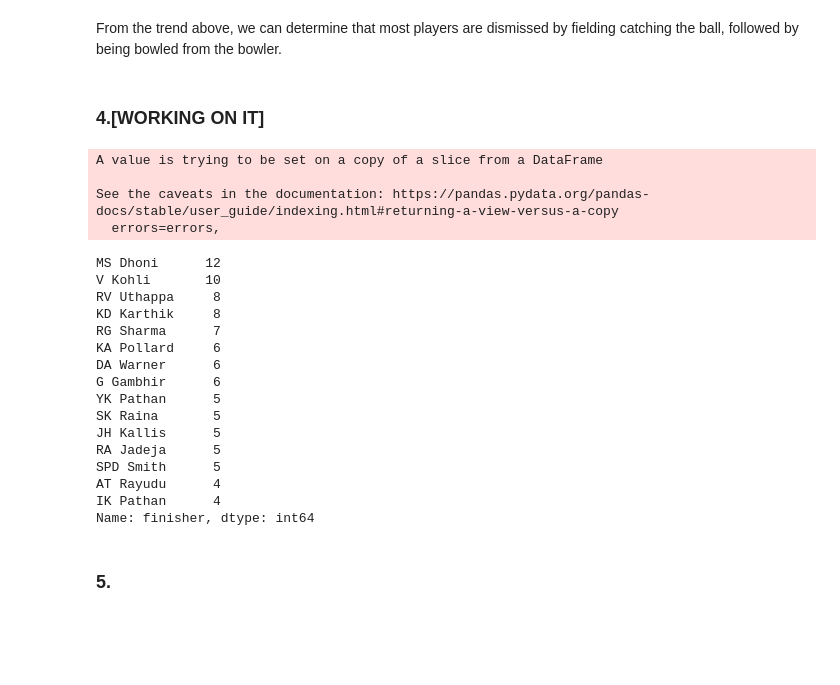
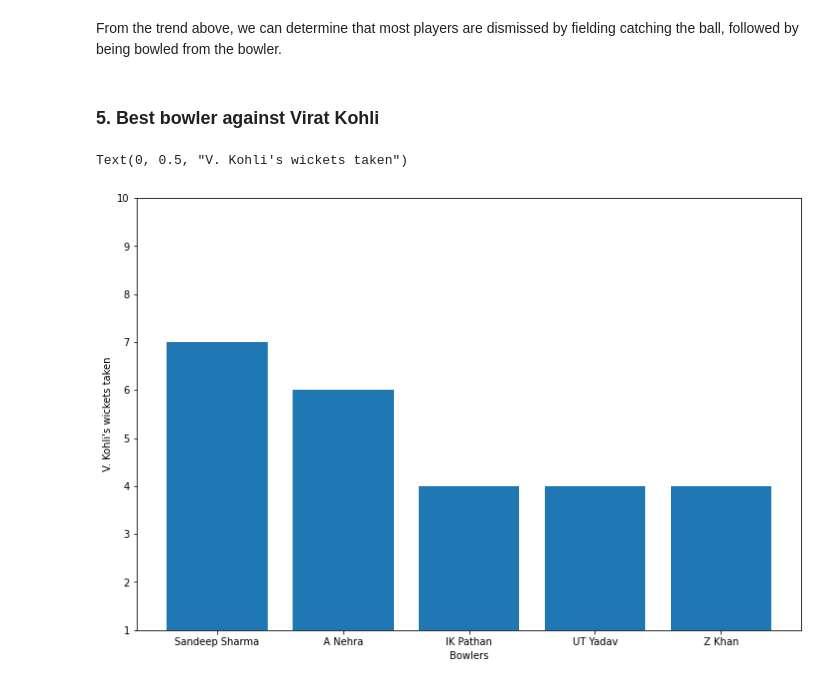
Before and after one commit to Rohanjos97/data-mining-asignments, a Jupyter notebook: IT496_Introduction_to Data_Mining _Lab Assignment_01.ipynb, the cells around one changed output. Drawn from its saved outputs; the diff is of its cells as text; code cells hidden in the pictures; blank space fills up the shorter version.

```diff
--- a/IT496_Introduction_to Data_Mining _Lab Assignment_01.ipynb
+++ b/IT496_Introduction_to Data_Mining _Lab Assignment_01.ipynb
@@ -820,49 +946,29 @@ axes.set_title('Dismissal Type');
 # %% [markdown]
 From the trend above, we can determine that most players are dismissed by fielding catching the ball, followed by being bowled from the bowler.
-# %% [markdown]
-### 4.[**WORKING ON IT**]
-# %%
-player_dismissed = df[['id','batsman','non_striker','player_dismissed']]
-
-player_dismissed = player_dismissed[~player_dismissed['player_dismissed'].isin(['Not Out'])][['id','batsman','non_striker','player_dismissed']]
-
-finishers = player_dismissed[player_dismissed['batsman'] != player_dismissed['player_dismissed']]#[['id','batsman']]
-finishers.rename(columns={'batsman':'finisher'},inplace=True)
-finishers = finishers['finisher'].value_counts()[:15]
-finishers
-# %% [output]
-A value is trying to be set on a copy of a slice from a DataFrame
-
-See the caveats in the documentation: https://pandas.pydata.org/pandas-docs/stable/user_guide/indexing.html#returning-a-view-versus-a-copy
-  errors=errors,
-MS Dhoni      12
-V Kohli       10
-RV Uthappa     8
-KD Karthik     8
-RG Sharma      7
-KA Pollard     6
-DA Warner      6
-G Gambhir      6
-YK Pathan      5
-SK Raina       5
-JH Kallis      5
-RA Jadeja      5
-SPD Smith      5
-AT Rayudu      4
-IK Pathan      4
-Name: finisher, dtype: int64
-# %% [markdown]
-### 5.
+# %% [markdown]
+### 5. Best bowler against Virat Kohli
 # %%
 VKohli_matches = df[df["batsman"] == "V Kohli"]
-best_bowler_against=VKohli_matches[VKohli_matches['is_wicket'] == 1]
+best_bowler_against = VKohli_matches[VKohli_matches['is_wicket'] == 1]
+
 best_bowler_against
 
 count=0
 bowler=[]
 for i in range(len(best_bowler_against)):
     bowler.append(best_bowler_against['bowler'].iloc[i])
 
 
+lst = [(i,bowler.count(i)) for i in set(bowler)]
 
-[(i,bowler.count(i)) for i in set(bowler)]
+bowler_count = pd.DataFrame(lst, columns=['bowler', 'wickets'])
+bowler_count = bowler_count.sort_values(by='wickets', ascending=False).head(5)
+
+fig, axes = plt.subplots(1,1, figsize=(12, 8))
+axes.bar(bowler_count['bowler'], bowler_count['wickets'])
+axes.set(ylim=[1, 10])
+axes.set_xlabel('Bowlers')
+axes.set_ylabel('V. Kohli\'s wickets taken')
+# %% [output]
+Text(0, 0.5, "V. Kohli's wickets taken")
+[figure, added]
```
Also changed, not shown: parts of 17 cells of this notebook.
